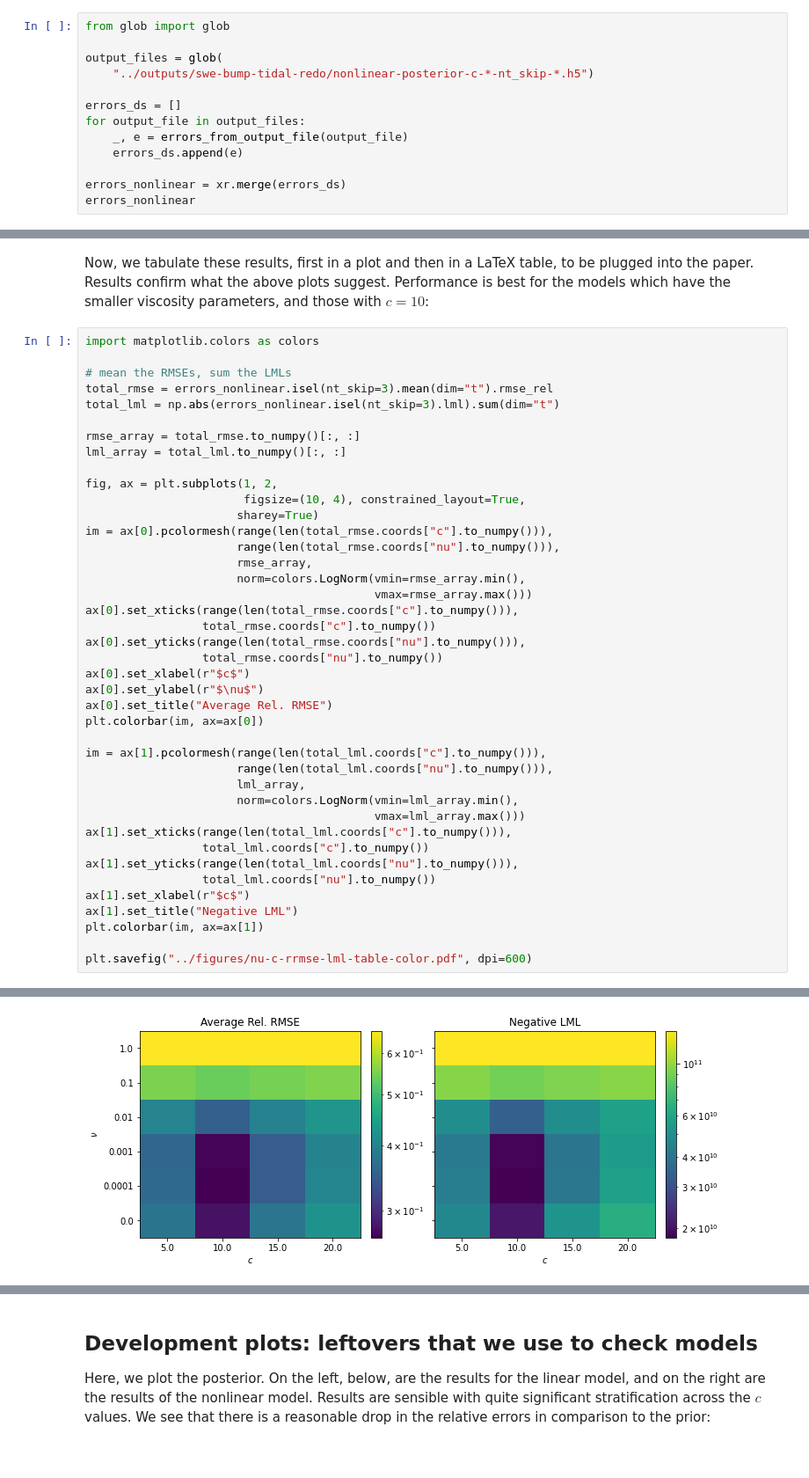
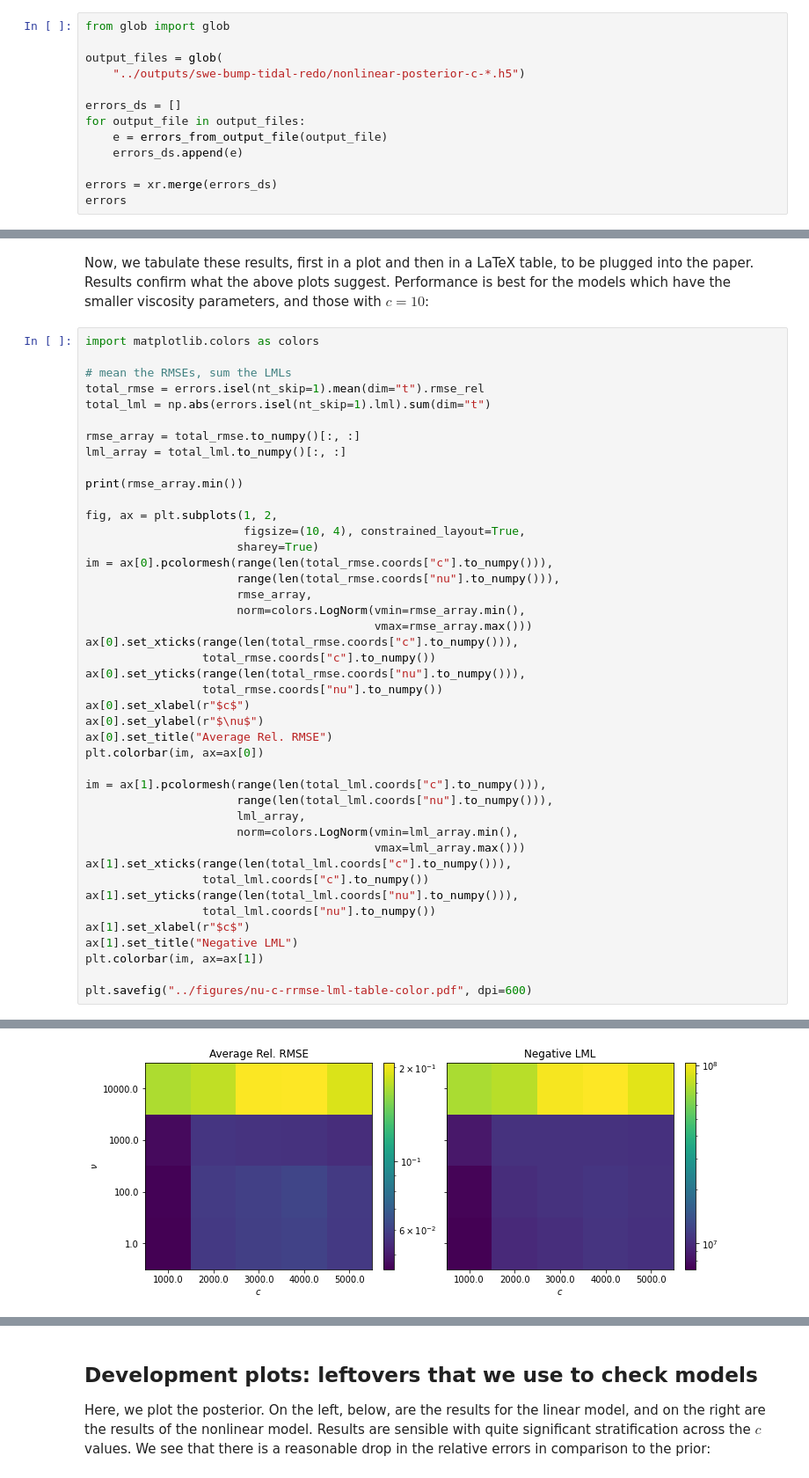
Before and after one commit to connor-duffin/sswe, a Jupyter notebook: notebooks/misspecification-analysis.ipynb, the cells around one changed output, grey strips where cells are left out. Shown at 88% size. Cells and saved outputs as stored; diff of their text form.

```diff
--- a/notebooks/misspecification-analysis.ipynb
+++ b/notebooks/misspecification-analysis.ipynb
@@ -77,13 +80,13 @@ First we load in the posterior model outputs and see what they look like:
 from glob import glob
 
 output_files = glob(
-    "../outputs/swe-bump-tidal-redo/nonlinear-posterior-c-*-nt_skip-*.h5")
+    "../outputs/swe-bump-tidal-redo/nonlinear-posterior-c-*.h5")
 
 errors_ds = []
 for output_file in output_files:
-    _, e = errors_from_output_file(output_file)
+    e = errors_from_output_file(output_file)
     errors_ds.append(e)
 
-errors_nonlinear = xr.merge(errors_ds)
-errors_nonlinear
+errors = xr.merge(errors_ds)
+errors
 # %% [output]
@@ -352,11 +358,13 @@ Now, we tabulate these results, first in a plot and then in a LaTeX table, to be
 import matplotlib.colors as colors
 
 # mean the RMSEs, sum the LMLs
-total_rmse = errors_nonlinear.isel(nt_skip=3).mean(dim="t").rmse_rel
-total_lml = np.abs(errors_nonlinear.isel(nt_skip=3).lml).sum(dim="t")
+total_rmse = errors.isel(nt_skip=1).mean(dim="t").rmse_rel
+total_lml = np.abs(errors.isel(nt_skip=1).lml).sum(dim="t")
 
 rmse_array = total_rmse.to_numpy()[:, :]
 lml_array = total_lml.to_numpy()[:, :]
+
+print(rmse_array.min())
 
 fig, ax = plt.subplots(1, 2,
                        figsize=(10, 4), constrained_layout=True,
@@ -393,4 +402,4 @@ plt.savefig("../figures/nu-c-rrmse-lml-table-color.pdf", dpi=600)
-[figure, old version]
+[figure, new version]
 # %%
 print(tabulate(lml_array,
                headers=total_lml.coords['c'].to_numpy(),
```
Also changed, not shown: parts of 27 cells of this notebook, 4 other files.
